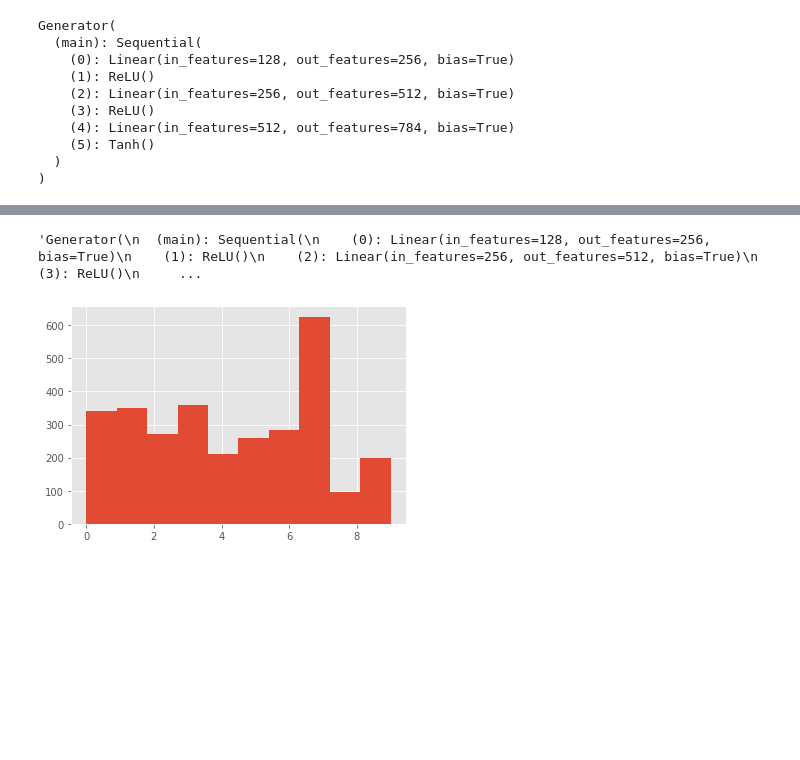
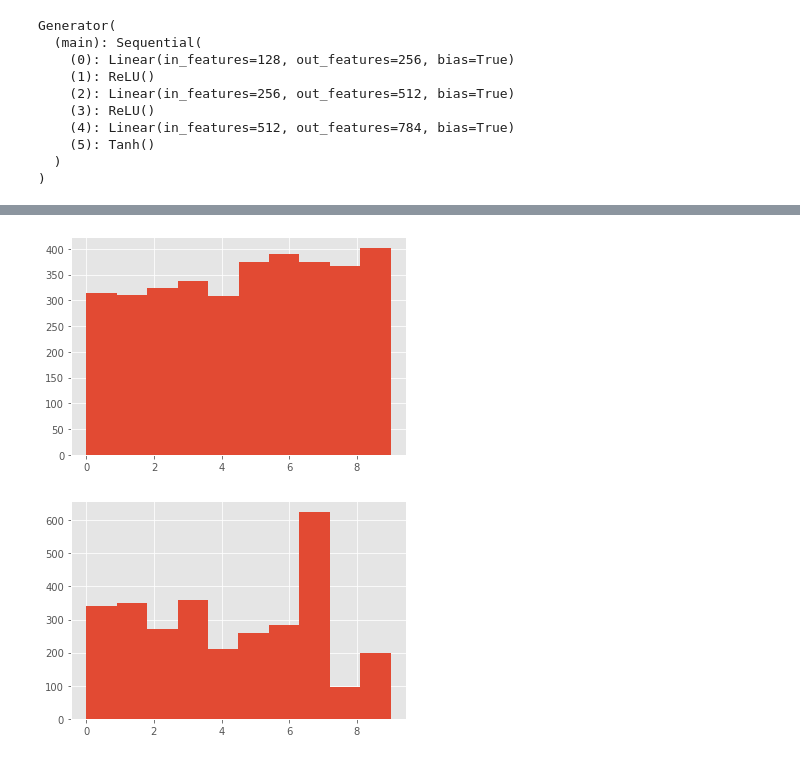
Before and after one commit to arvens1990/Vanilla-GAN, a Jupyter notebook: problem_2_part_3.ipynb, the cells around one changed output, grey strips where cells are left out. Drawn from its saved outputs; the diff is of its cells as text; code cells hidden in the pictures; blank space fills up the shorter version.

```diff
--- a/problem_2_part_3.ipynb
+++ b/problem_2_part_3.ipynb
@@ -208,7 +229,15 @@ for key, generator in models.items():
-# %%
-str(generator)
-# %% [output]
-'Generator(\n  (main): Sequential(\n    (0): Linear(in_features=128, out_features=256, bias=True)\n    (1): ReLU()\n    (2): Linear(in_features=256, out_features=512, bias=True)\n    (3): ReLU()\n     ...
+# %%
+a = np.random.randint(0,10,size=3000)
+b1 = np.random.randint(0,5,size=100) + 2
+b2 = np.random.randint(5,10,size=400)
+final = np.concatenate((a,b1,b2))
+plt.figure()
+plt.hist(final, bins=10)
+# plt.legend()
+# plt.savefig("./outputs/new_labels_histogram.png")
+plt.show()
+# %% [output]
+[figure, added]
 # %%
 # plot histogram of labels
 
```
Also changed, not shown: parts of 3 cells of this notebook, 23 other files.
